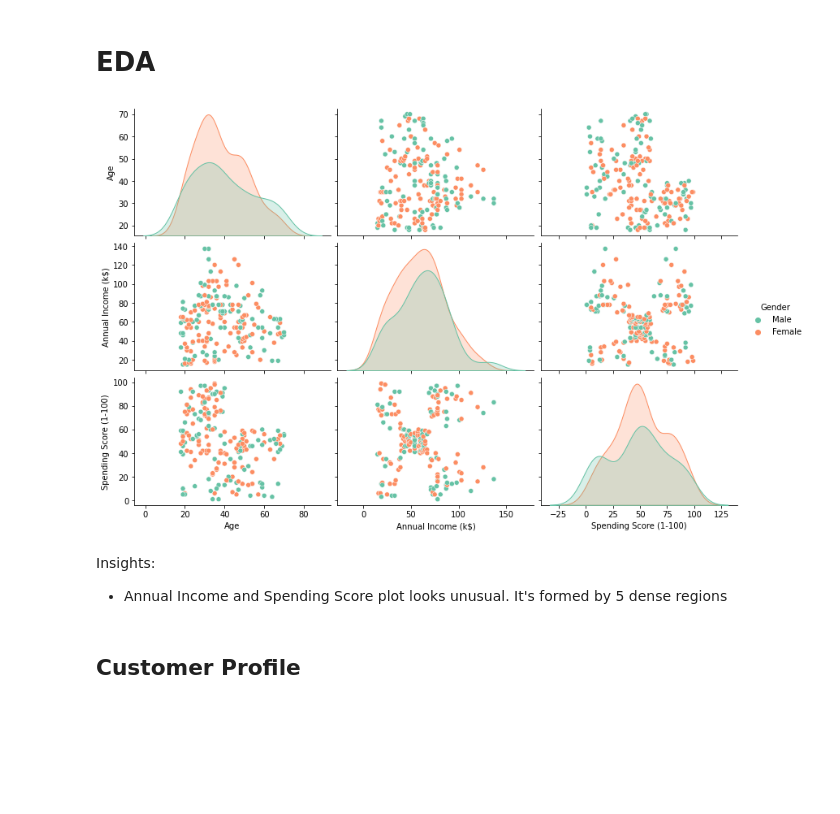
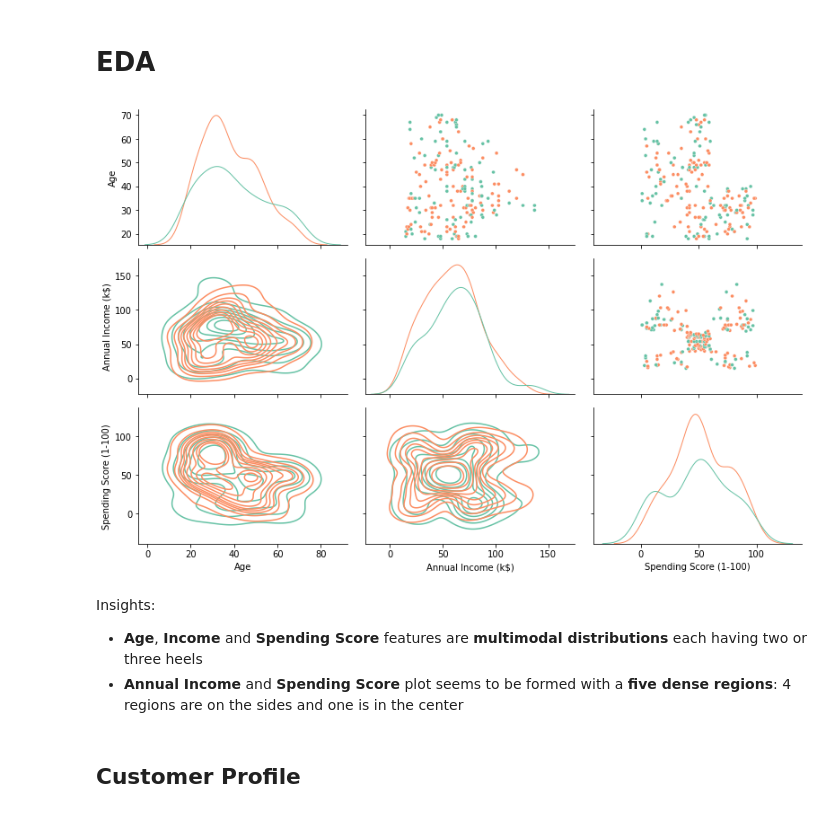
Before and after one commit to roma-glushko/kaggle-mall-customer-segmentation, a Jupyter notebook: index.ipynb, the cells around one changed output. Saved outputs shown, nothing was run; the diff lists cells and outputs as text; code cells hidden in the pictures; blank space fills up the shorter version.

```diff
--- a/index.ipynb
+++ b/index.ipynb
@@ -25,12 +58,17 @@ customer_df.head()
 # %% [markdown]
 # EDA
-# %%
-sns.pairplot(customer_df.drop('CustomerID', axis=1), hue='Gender', palette='Set2', aspect=1.5);
-# %% [output]
-[figure, removed]
-# %% [markdown]
-Insights:
-- Annual Income and Spending Score plot looks unusual. It's formed by 5 dense regions
+# %%
+grid = sns.PairGrid(customer_df, hue='Gender', diag_sharey=False, aspect=1.5)
+
+grid.map_upper(sns.scatterplot, s=15)
+grid.map_lower(sns.kdeplot)
+grid.map_diag(sns.kdeplot, lw=1);
+# %% [output]
+[figure, added]
+# %% [markdown]
+Insights:
+- **Age**, **Income** and **Spending Score** features are **multimodal distributions** each having two or three heels
+- **Annual Income** and **Spending Score** plot seems to be formed with a **five dense regions**: 4 regions are on the sides and one is in the center
 # %% [markdown]
 ## Customer Profile
 # %% [markdown]
```
Also changed, not shown: parts of 28 cells of this notebook.
